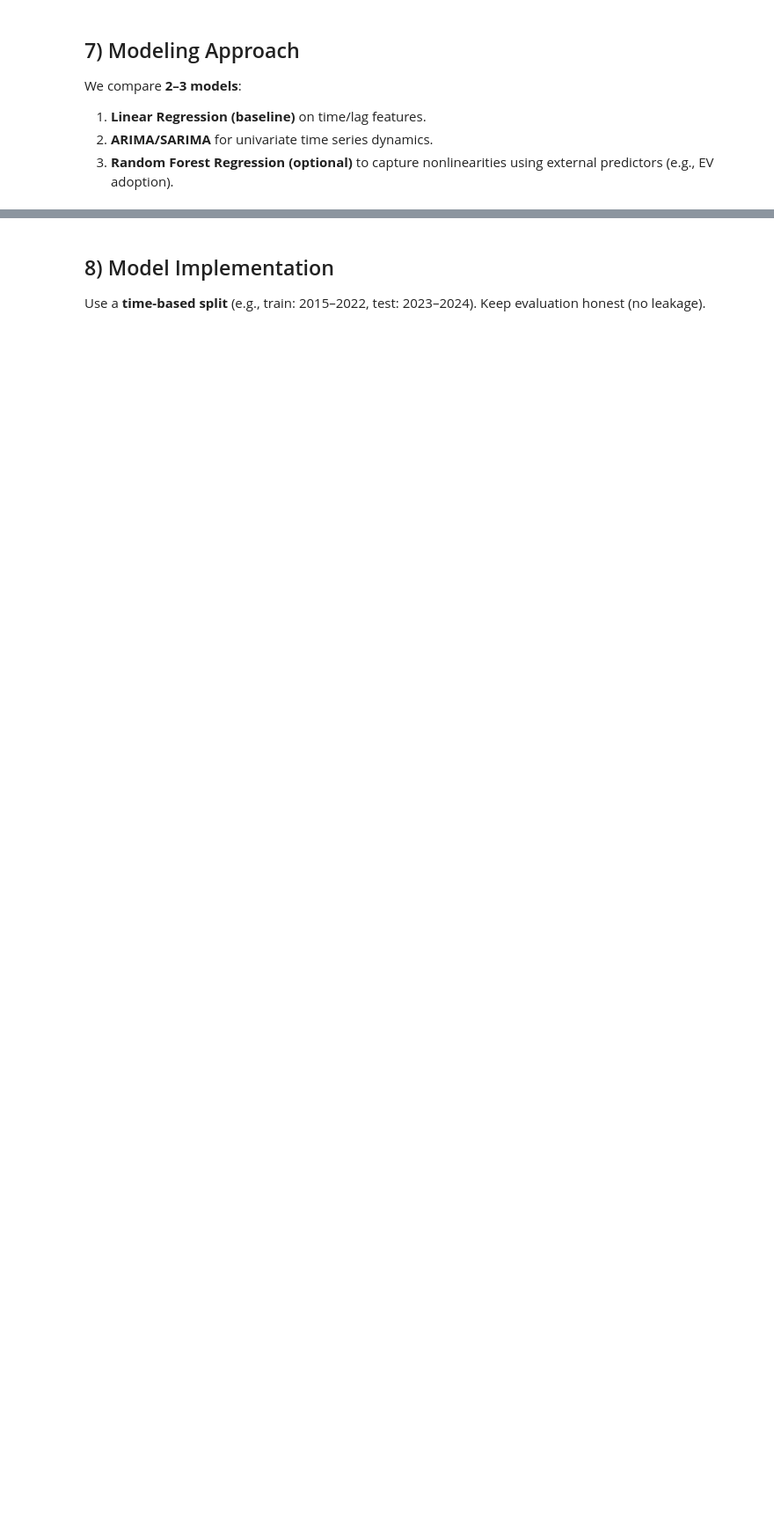
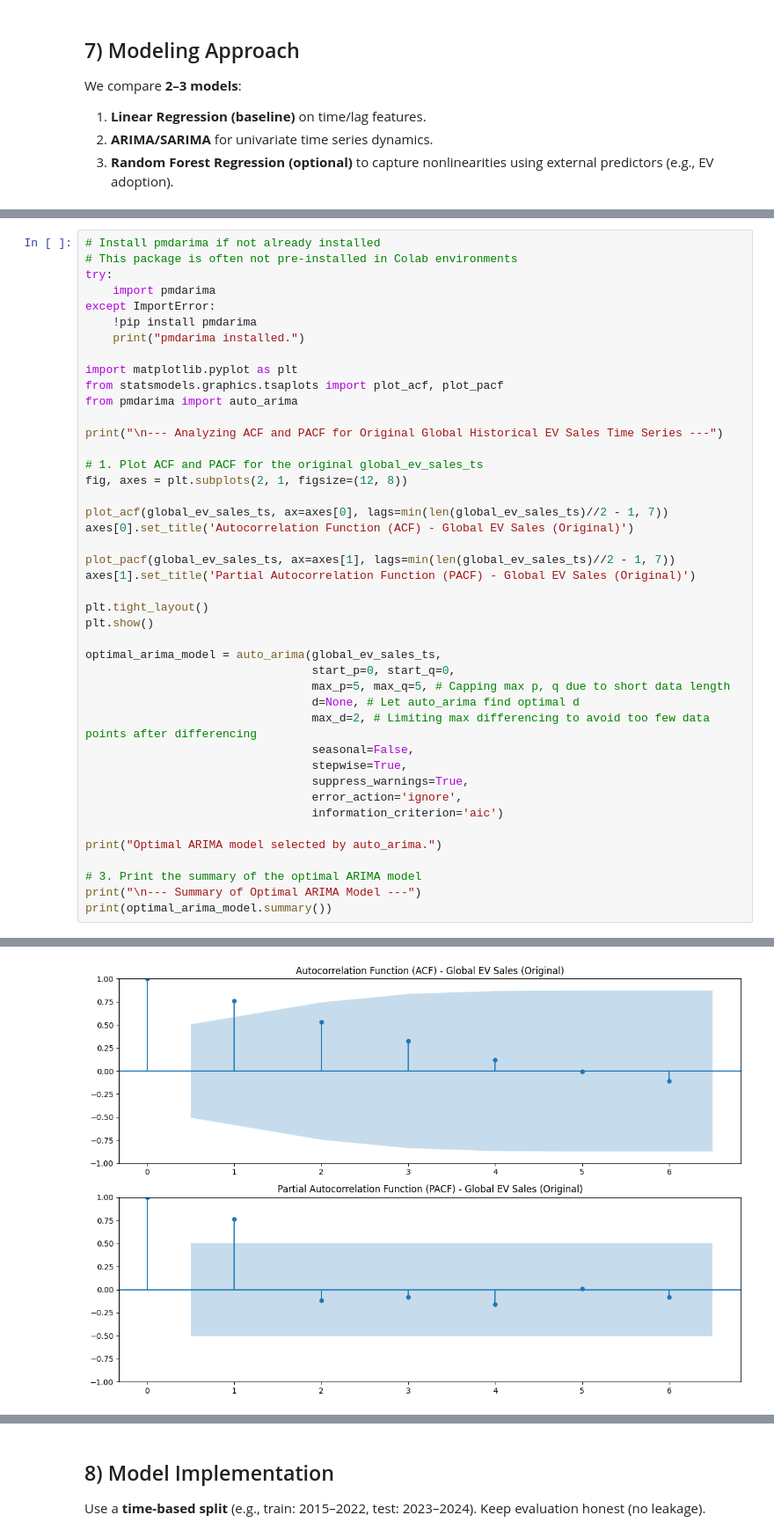
Before and after one commit to almuhannaalhinai/IS-4487, a Jupyter notebook: Group_2_[Tesla]_IS_4487_Project.ipynb, the cells around one changed output, grey strips where cells are left out. Shown at 88% size. Cells and saved outputs as stored; diff of their text form; blank space fills up the shorter version.

```diff
--- a/Group_2_[Tesla]_IS_4487_Project.ipynb
+++ b/Group_2_[Tesla]_IS_4487_Project.ipynb
@@ -51,0 +809,44 @@ We compare **2–3 models**:
+# %%
+# Install pmdarima if not already installed
+# This package is often not pre-installed in Colab environments
+try:
+    import pmdarima
+except ImportError:
+    !pip install pmdarima
+    print("pmdarima installed.")
+
+import matplotlib.pyplot as plt
+from statsmodels.graphics.tsaplots import plot_acf, plot_pacf
+from pmdarima import auto_arima
+
+print("\n--- Analyzing ACF and PACF for Original Global Historical EV Sales Time Series ---")
+
+# 1. Plot ACF and PACF for the original global_ev_sales_ts
+fig, axes = plt.subplots(2, 1, figsize=(12, 8))
+
+plot_acf(global_ev_sales_ts, ax=axes[0], lags=min(len(global_ev_sales_ts)//2 - 1, 7))
+axes[0].set_title('Autocorrelation Function (ACF) - Global EV Sales (Original)')
+
+plot_pacf(global_ev_sales_ts, ax=axes[1], lags=min(len(global_ev_sales_ts)//2 - 1, 7))
+axes[1].set_title('Partial Autocorrelation Function (PACF) - Global EV Sales (Original)')
+
+plt.tight_layout()
+plt.show()
+
+optimal_arima_model = auto_arima(global_ev_sales_ts,
+                                 start_p=0, start_q=0,
+                                 max_p=5, max_q=5, # Capping max p, q due to short data length
+                                 d=None, # Let auto_arima find optimal d
+                                 max_d=2, # Limiting max differencing to avoid too few data points after differencing
+                                 seasonal=False,
+                                 stepwise=True,
+                                 suppress_warnings=True,
+                                 error_action='ignore',
+                                 information_criterion='aic')
+
+print("Optimal ARIMA model selected by auto_arima.")
+
+# 3. Print the summary of the optimal ARIMA model
+print("\n--- Summary of Optimal ARIMA Model ---")
+print(optimal_arima_model.summary())
+# %% [output]
@@ -51,0 +870 @@ We compare **2–3 models**:
+[figure, added]
```
Also changed, not shown: parts of 63 cells of this notebook.
